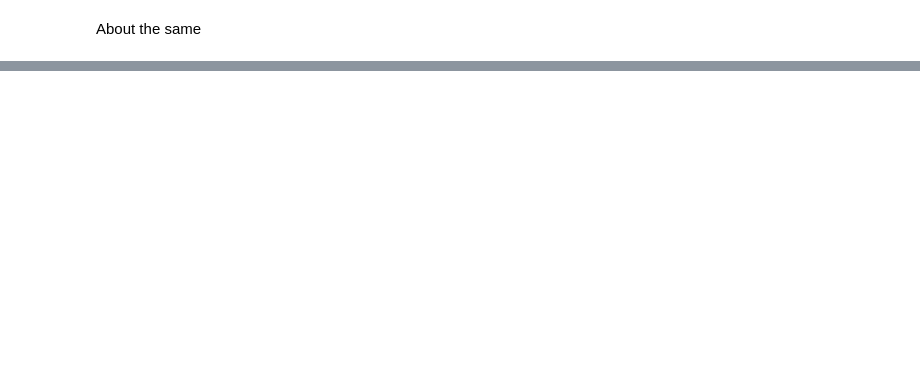
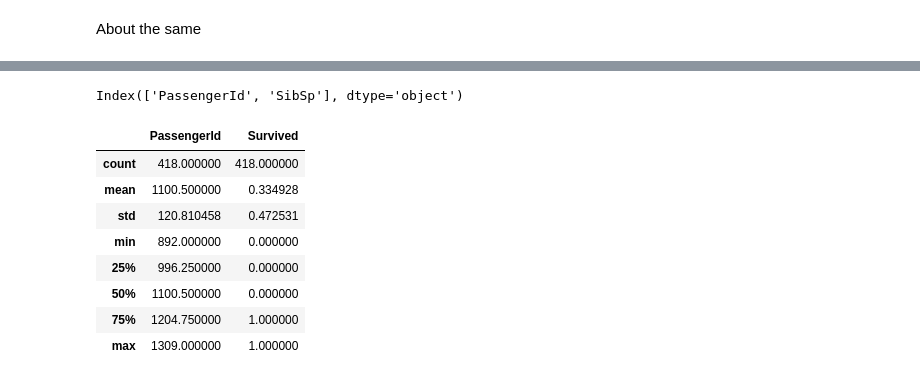
Before and after one commit to ralhadeff/kaggle-competitions, a Jupyter notebook: getting-started/titanic.ipynb, the cells around one changed output, grey strips where cells are left out. Drawn from its saved outputs; the diff is of its cells as text; code cells hidden in the pictures; blank space fills up the shorter version.

```diff
--- a/getting-started/titanic.ipynb
+++ b/getting-started/titanic.ipynb
@@ -581,0 +895,20 @@ About the same
+# %%
+X_final = np.delete(X,(7,8,9),axis=1)
+tX_final = np.delete(tX,(7,8,9),axis=1)
+
+for estimator in b_estimators:
+    b_estimators[estimator].fit(X_final,y)
+
+ys = np.zeros((len(tX_final),len(b_estimators)))
+i = 0
+for estimator in b_estimators:
+    ys[:,i] = b_estimators[estimator].predict(tX_final)
+    i+=1
+
+pred = np.zeros(len(ys))
+ii = 0
+for i in ys:
+    pred[ii] = i.mean()
+    ii+=1
+
+submit = pred>=0.5
@@ -581,0 +937,22 @@ About the same
+# %%
+# generate new DF, SibSp is a placeholder
+submission = test[['PassengerId','SibSp']]
+submission.columns
+# %% [output]
+Index(['PassengerId', 'SibSp'], dtype='object')
+# %%
+submission.columns = ['PassengerId', 'Survived']
+# %%
+submission.loc[:]['Survived'] = submit.astype(int)
+# %%
+submission.describe()
+# %% [output]
+|  | PassengerId | Survived |
+| count | 418.000000 | 418.000000 |
+| mean | 1100.500000 | 0.334928 |
+| std | 120.810458 | 0.472531 |
+| min | 892.000000 | 0.000000 |
+| 25% | 996.250000 | 0.000000 |
+| 50% | 1100.500000 | 0.000000 |
+| 75% | 1204.750000 | 1.000000 |
+| max | 1309.000000 | 1.000000 |
```
Also changed, not shown: parts of 69 cells of this notebook, 1 other file.
